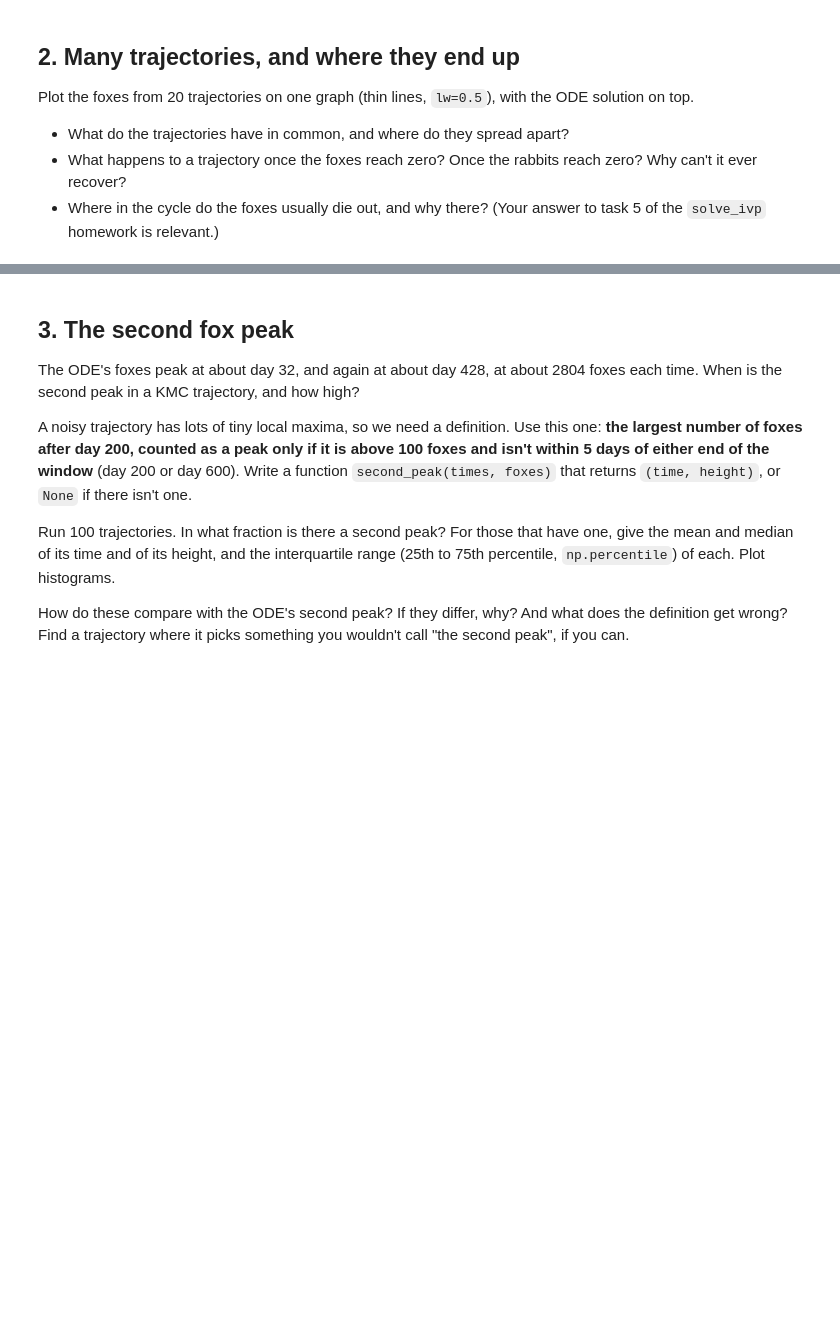
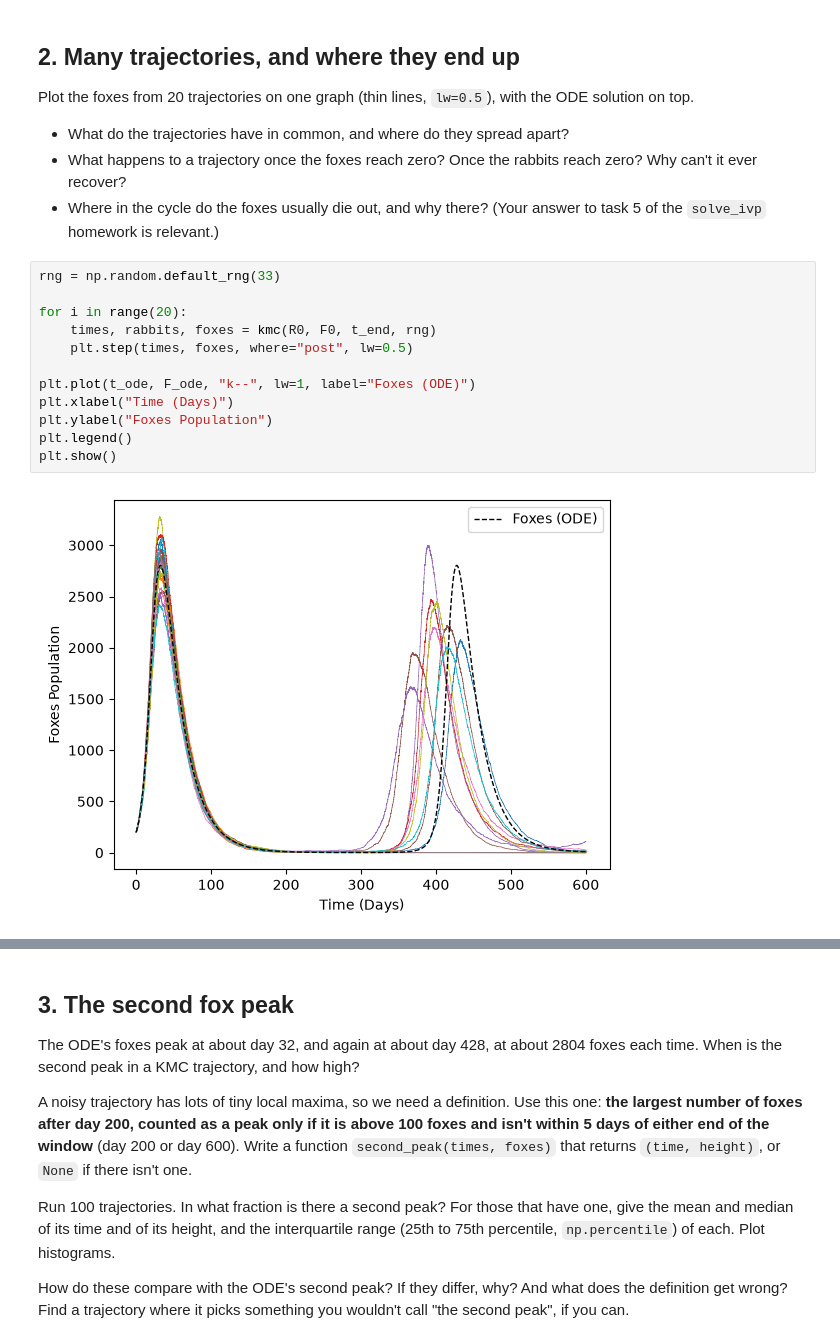
Before and after one commit to NityaGanesh33/kinetic-monte-carlo, a Jupyter notebook: rabbits-and-foxes-kmc.ipynb, the cells around one changed output, grey strips where cells are left out. Cells and saved outputs as stored; diff of their text form; blank space fills up the shorter version.

```diff
--- a/rabbits-and-foxes-kmc.ipynb
+++ b/rabbits-and-foxes-kmc.ipynb
@@ -257,4 +257,18 @@ solution on top.
   zero? Why can't it ever recover?
 - Where in the cycle do the foxes usually die out, and why there? (Your answer to
   task 5 of the `solve_ivp` homework is relevant.)
+# %%
+rng = np.random.default_rng(33)
+
+for i in range(20):
+    times, rabbits, foxes = kmc(R0, F0, t_end, rng)
+    plt.step(times, foxes, where="post", lw=0.5)
+
+plt.plot(t_ode, F_ode, "k--", lw=1, label="Foxes (ODE)")
+plt.xlabel("Time (Days)")
+plt.ylabel("Foxes Population")
+plt.legend()
+plt.show()
+# %% [output]
+[figure, added]
 # %% [markdown]
```
Also changed, not shown: parts of 2 cells of this notebook, 1 other file.
